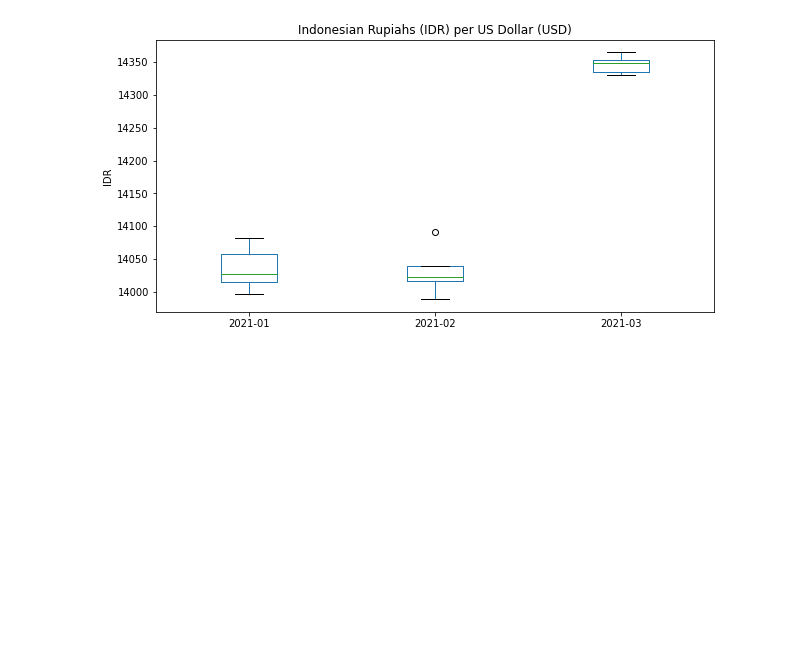
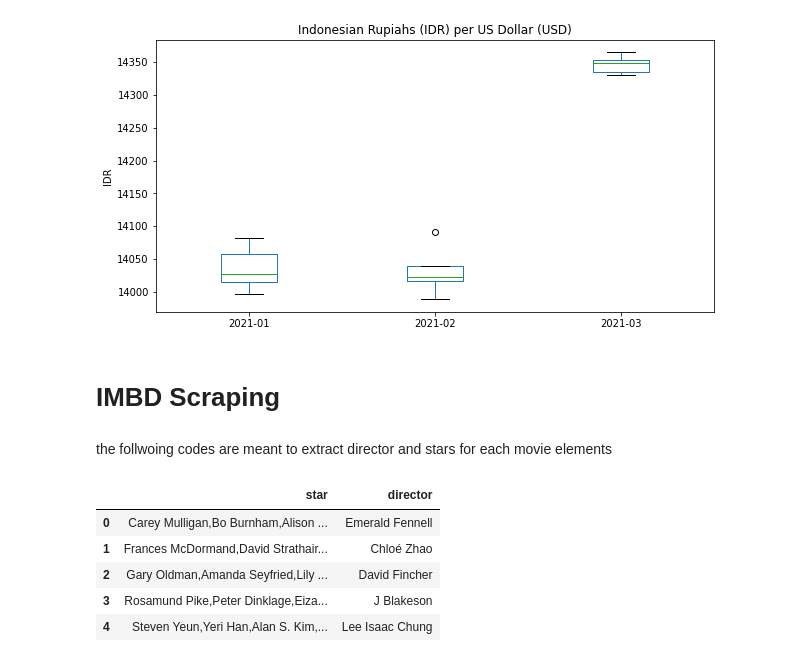
Before and after one commit to dedygs26/Kurs_WebScrapping, a Jupyter notebook: Notebook Skeleton Guide Capstone Beautiful Soup.ipynb, the cells around one changed output. Drawn from its saved outputs; the diff is of its cells as text; code cells hidden in the pictures; blank space fills up the shorter version.

Commit message:
add director and star scraping
scrap for director and stars for each movies elmeent

```diff
--- a/Notebook Skeleton Guide Capstone Beautiful Soup.ipynb
+++ b/Notebook Skeleton Guide Capstone Beautiful Soup.ipynb
@@ -300,3 +300,44 @@ mean_Ex_RI[['2021-01','2021-02','2021-03']].plot.box(title='Indonesian Rupiahs (
 # %% [output]
 Text(0, 0.5, 'IDR')
 [figure]
+# %% [markdown]
+# IMBD Scraping
+# %% [markdown]
+the follwoing codes are meant to extract director and stars for each movie elements
+# %%
+import requests
+from bs4 import BeautifulSoup
+import re
+
+# function to extract director and stars
+def extract_director_star(text):
+    split_result = re.sub("Director:|Stars:||\n|\s{2}", '', text).split('|')
+    if len(split_result) == 2 :# ada director
+        director = split_result[0]
+    else: # tidak ada director
+        director = None
+
+    star = split_result[-1]
+    return director, star
+
+# get soup object
+url = 'https://www.imdb.com/search/title/?release_date=2020-01-01,2020-12-31&start=1&ref_=adv_nxt'
+url_get = requests.get(url)
+soup = BeautifulSoup(url_get.content,"html.parser")
+
+# get all director and stars elements
+director_stars = soup.find_all('p', {'class':''})
+directors, stars = list(zip(*[extract_director_star(element.text) for element in director_stars]))
+
+import pandas as pd
+# transform list object into dataframe
+df_star_director = pd.DataFrame([stars, directors], index=['star', 'director']).T
+# %%
+df_star_director.head()
+# %% [output]
+|  | star | director |
+| 0 | Carey Mulligan,Bo Burnham,Alison ... | Emerald Fennell |
+| 1 | Frances McDormand,David Strathair... | Chloé Zhao |
+| 2 | Gary Oldman,Amanda Seyfried,Lily ... | David Fincher |
+| 3 | Rosamund Pike,Peter Dinklage,Eiza... | J Blakeson |
+| 4 | Steven Yeun,Yeri Han,Alan S. Kim,... | Lee Isaac Chung |
```
